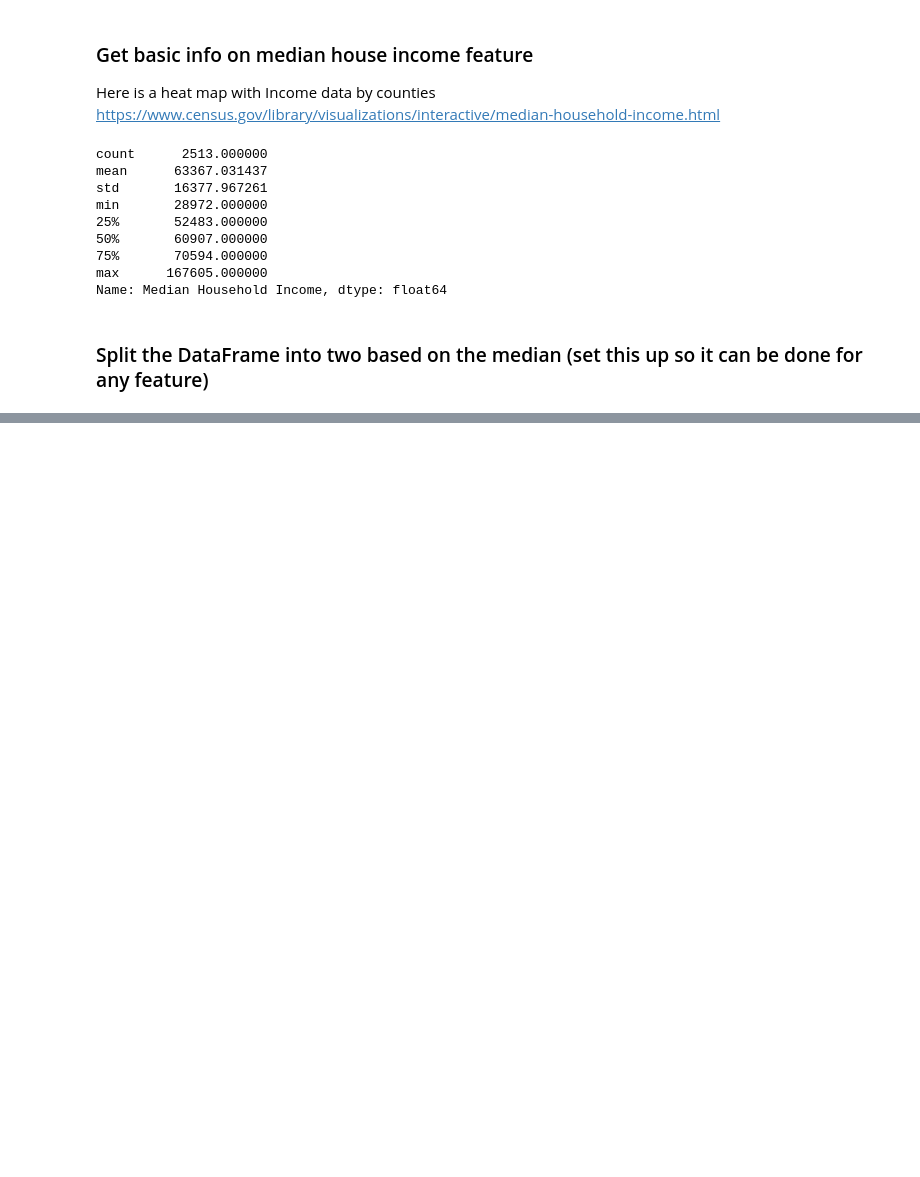
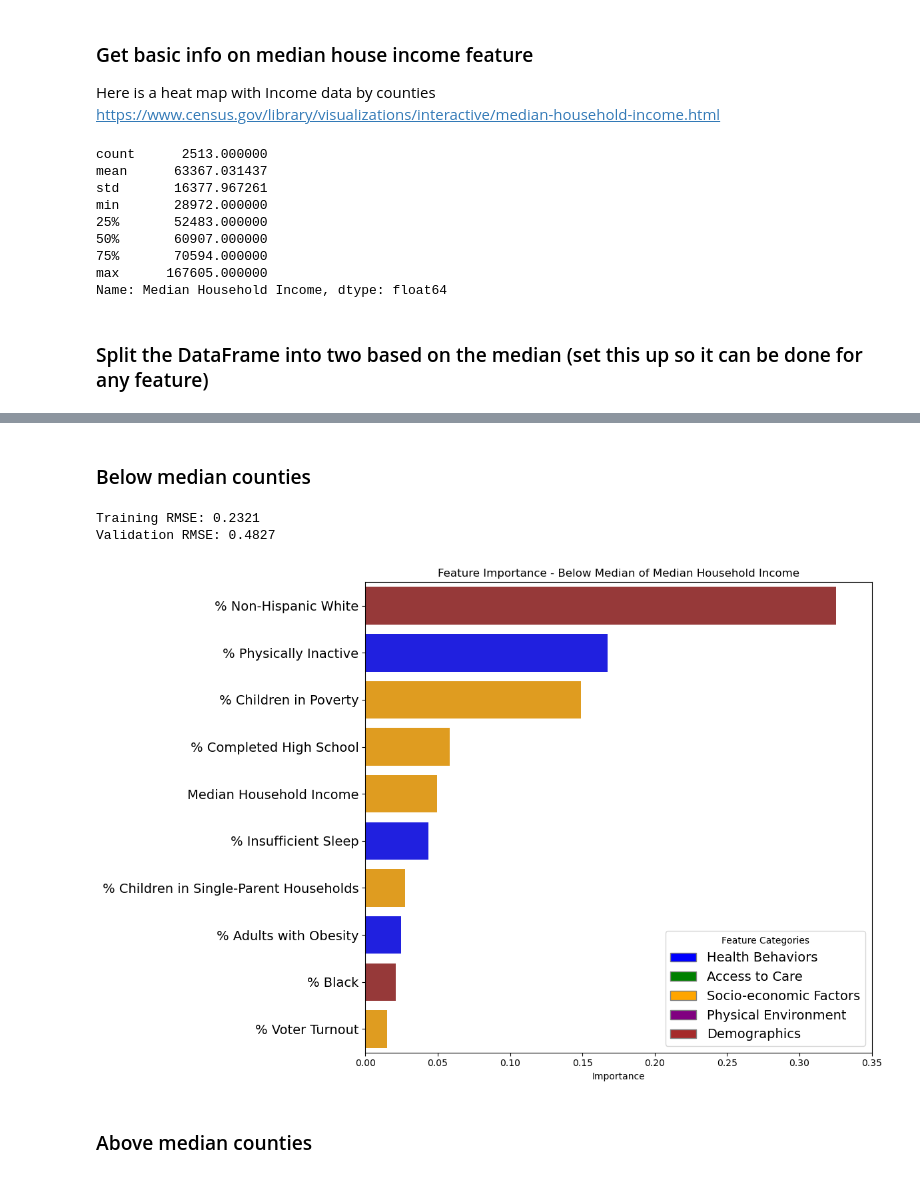
Before and after one commit to nedgren/Health-Insights, a Jupyter notebook: modeling/chiara_split_by_income.ipynb, the cells around one changed output, grey strips where cells are left out. Cells and saved outputs as stored; diff of their text form; code cells hidden in the pictures; blank space fills up the shorter version.

Commit message:
Update chiara_split_by_income.ipynb with latest analysis

```diff
--- a/modeling/chiara_split_by_income.ipynb
+++ b/modeling/chiara_split_by_income.ipynb
@@ -208,0 +47,4 @@ Validation RMSE: 0.4543679795952245
+# %%
+features = data.columns[4:].to_list()
+#features.remove('Median Household Income')
+target = data.columns[3] #'% Adults with Diabetes'
@@ -208,0 +53,25 @@ Validation RMSE: 0.4543679795952245
+# %% [markdown]
+### Below median counties
+# %%
+df = feature_bottom_50.copy()
+df_train, df_val = train_test_split(df, test_size=0.1, random_state=42)
+
+def model_rmse(model, df, features, target):
+    model_preds = model.predict(df[features])
+    return root_mean_squared_error(df[target], model_preds)
+
+params = xgb_best_params_full
+n_neighbors = 10 #neighbors for kNN imputation
+xgb_pipe = Pipeline([('impute', KNNImputer(n_neighbors=n_neighbors)),
+                     ('xgb', XGBRegressor(**params))])
+
+xgb_pipe.fit(df_train[features], df_train[target])
+
+train_rmse = float(model_rmse(xgb_pipe, df_train, features, target))
+val_rmse = float(model_rmse(xgb_pipe, df_val, features, target))
+
+print(f'Training RMSE: {train_rmse:.4f}')
+print(f'Validation RMSE: {val_rmse:.4f}')
+# %% [output]
+Training RMSE: 0.2321
+Validation RMSE: 0.4827
@@ -208,0 +91,43 @@ Validation RMSE: 0.4543679795952245
+# %%
+xgb_pipe = Pipeline([('impute', KNNImputer(n_neighbors=n_neighbors)),
+                     ('xgb', XGBRegressor(**params))])
+
+def get_sorted_model_importance_frame(model, df, features, target):
+   model.fit(df[features], df[target])
+
+   importances = model['xgb'].feature_importances_
+   return pd.DataFrame({'Feature': features,
+                               'importance_score': importances})\
+                                .sort_values(by='importance_score', ascending=False)
+
+
+def plot_top_model_importances(importance_frame, top_n=15, title=''):
+   importance_frame['Category'] = importance_frame['Feature'].map(feature_to_category)
+   importance_frame['Color'] = importance_frame['Category'].map(category_colors)
+
+   #This function assumes the frame is already sorted by importance score, in descending order
+   top_importances = importance_frame.head(top_n)
+
+   plt.figure(figsize=(12,8))
+   ax = sns.barplot(data=top_importances, y='Feature', x='importance_score', orient='h', hue='Category', palette=category_colors)
+   plt.xlabel('Importance')
+   plt.ylabel('')
+   ax.tick_params(axis='y', labelsize=14)
+   plt.xlim(0, 0.35)
+   plt.title(title)
+   legend_elements = [Patch(facecolor=color, edgecolor='gray', label=category) for category, color in category_colors.items()]
+   plt.legend(handles=legend_elements, title='Feature Categories', loc='lower right',fontsize = 14)
+   plt.tight_layout()
+   plt.show()
+# %%
+# Re-trains model on the entire training subset of super-median counties
+bottom_50_importances = get_sorted_model_importance_frame(model = xgb_pipe,
+                                                                 df = feature_bottom_50,
+                                                                 features=features,
+                                                                 target=target)
+# %%
+plot_top_model_importances(bottom_50_importances, top_n=10, title='Feature Importance - Below Median of Median Household Income')
+# %% [output]
+[figure, added]
+# %% [markdown]
+### Above median counties
```
Also changed, not shown: parts of 13 cells of this notebook.
